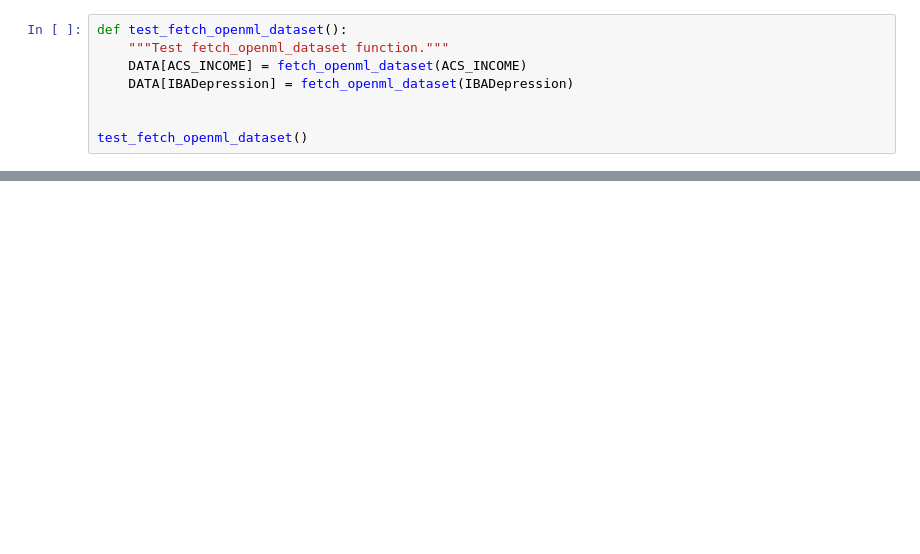
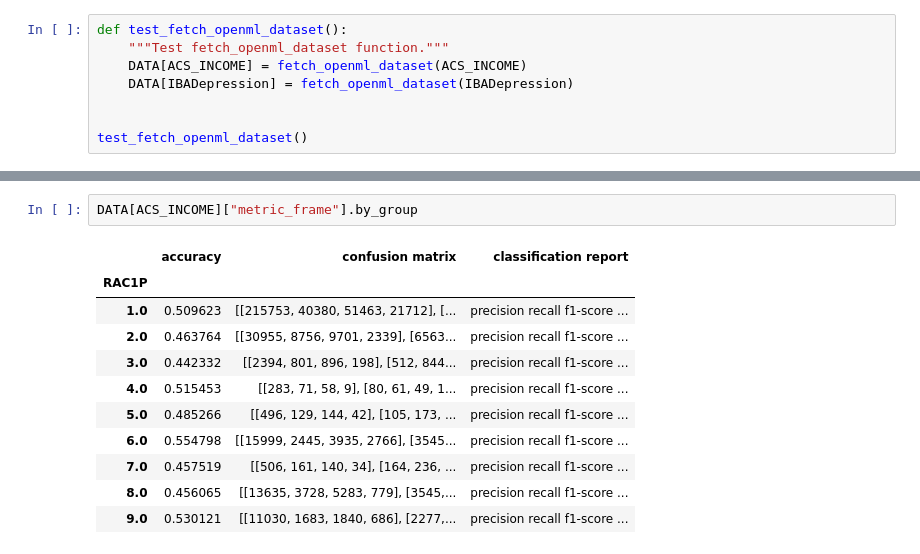
Before and after one commit to zeyuyang8/fairml, a Jupyter notebook: notebooks/data_analysis_and_wrangling.ipynb, the cells around one changed output, grey strips where cells are left out. Drawn from its saved outputs; the diff is of its cells as text; blank space fills up the shorter version.

```diff
--- a/notebooks/data_analysis_and_wrangling.ipynb
+++ b/notebooks/data_analysis_and_wrangling.ipynb
@@ -156,0 +337,14 @@ Choose sensitive features and assess the fairness of preditions.
+# %%
+DATA[ACS_INCOME]["metric_frame"].by_group
+# %% [output]
+|  | accuracy | confusion matrix | classification report |
+| RAC1P |  |  |  |
+| 1.0 | 0.509623 | [[215753, 40380, 51463, 21712], [... | precision recall f1-score ... |
+| 2.0 | 0.463764 | [[30955, 8756, 9701, 2339], [6563... | precision recall f1-score ... |
+| 3.0 | 0.442332 | [[2394, 801, 896, 198], [512, 844... | precision recall f1-score ... |
+| 4.0 | 0.515453 | [[283, 71, 58, 9], [80, 61, 49, 1... | precision recall f1-score ... |
+| 5.0 | 0.485266 | [[496, 129, 144, 42], [105, 173, ... | precision recall f1-score ... |
+| 6.0 | 0.554798 | [[15999, 2445, 3935, 2766], [3545... | precision recall f1-score ... |
+| 7.0 | 0.457519 | [[506, 161, 140, 34], [164, 236, ... | precision recall f1-score ... |
+| 8.0 | 0.456065 | [[13635, 3728, 5283, 779], [3545,... | precision recall f1-score ... |
+| 9.0 | 0.530121 | [[11030, 1683, 1840, 686], [2277,... | precision recall f1-score ... |
```
Also changed, not shown: parts of 20 cells of this notebook, 3 other files.
